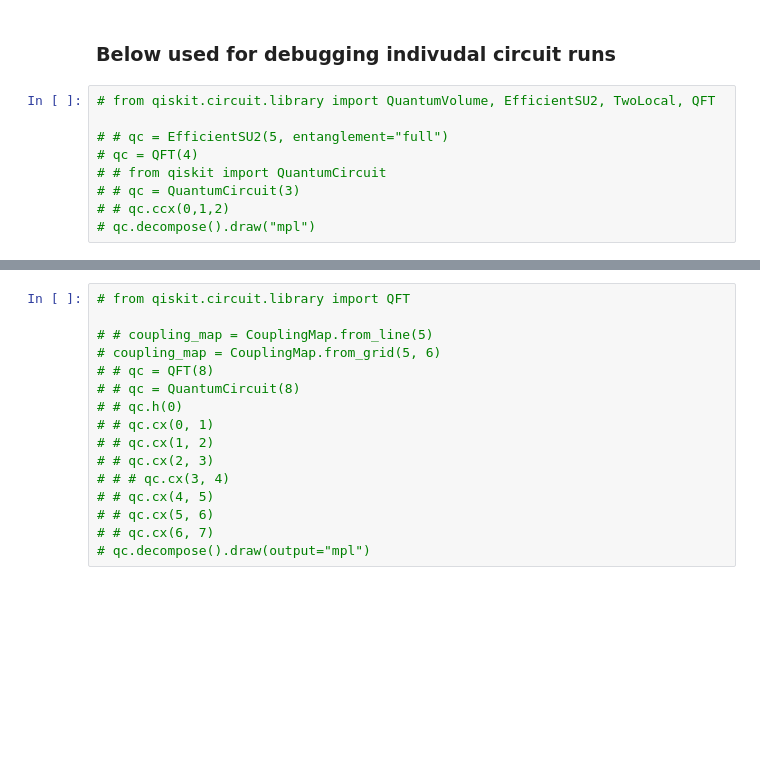
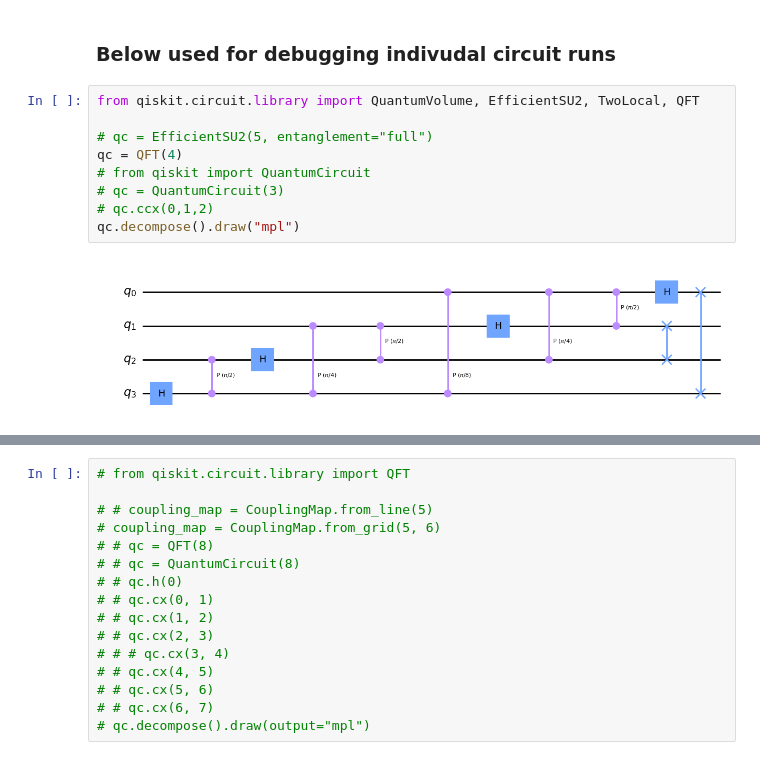
Before and after one commit to Pitt-JonesLab/mirror-gates, a Jupyter notebook: src/notebooks/bench.ipynb, the cells around one changed output, grey strips where cells are left out. Cells and saved outputs as stored; diff of their text form; blank space fills up the shorter version.

```diff
--- a/src/notebooks/bench.ipynb
+++ b/src/notebooks/bench.ipynb
@@ -107,12 +107,14 @@ benchmark.plot()
 # %% [markdown]
 ### Below used for debugging indivudal circuit runs
 # %%
-# from qiskit.circuit.library import QuantumVolume, EfficientSU2, TwoLocal, QFT
+from qiskit.circuit.library import QuantumVolume, EfficientSU2, TwoLocal, QFT
 
-# # qc = EfficientSU2(5, entanglement="full")
-# qc = QFT(4)
-# # from qiskit import QuantumCircuit
-# # qc = QuantumCircuit(3)
-# # qc.ccx(0,1,2)
-# qc.decompose().draw("mpl")
+# qc = EfficientSU2(5, entanglement="full")
+qc = QFT(4)
+# from qiskit import QuantumCircuit
+# qc = QuantumCircuit(3)
+# qc.ccx(0,1,2)
+qc.decompose().draw("mpl")
+# %% [output]
+[figure, added]
 # %%
```
Also changed, not shown: parts of 5 cells of this notebook, 2 other files.
